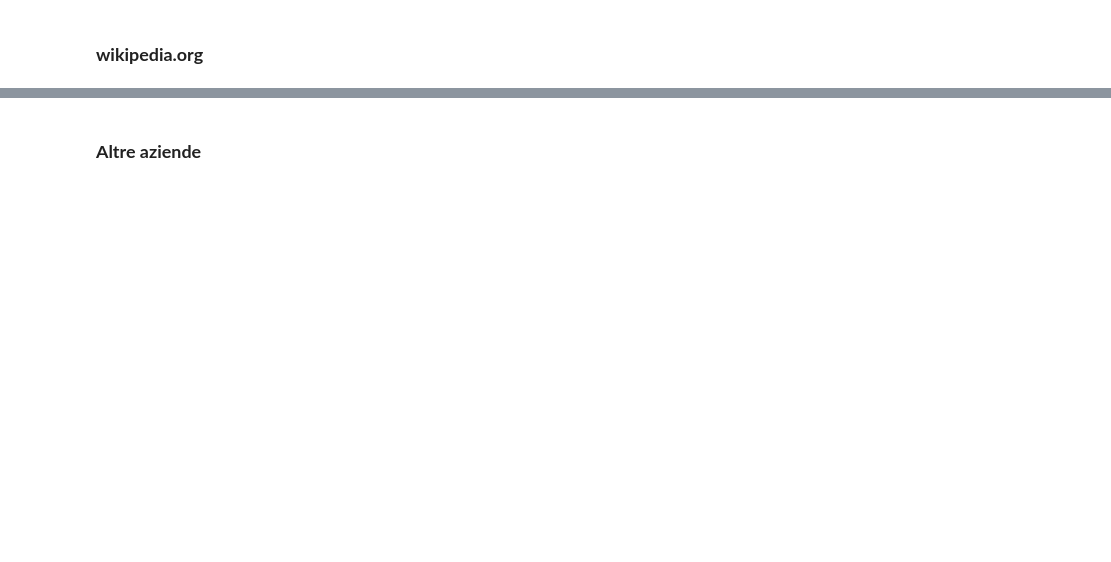
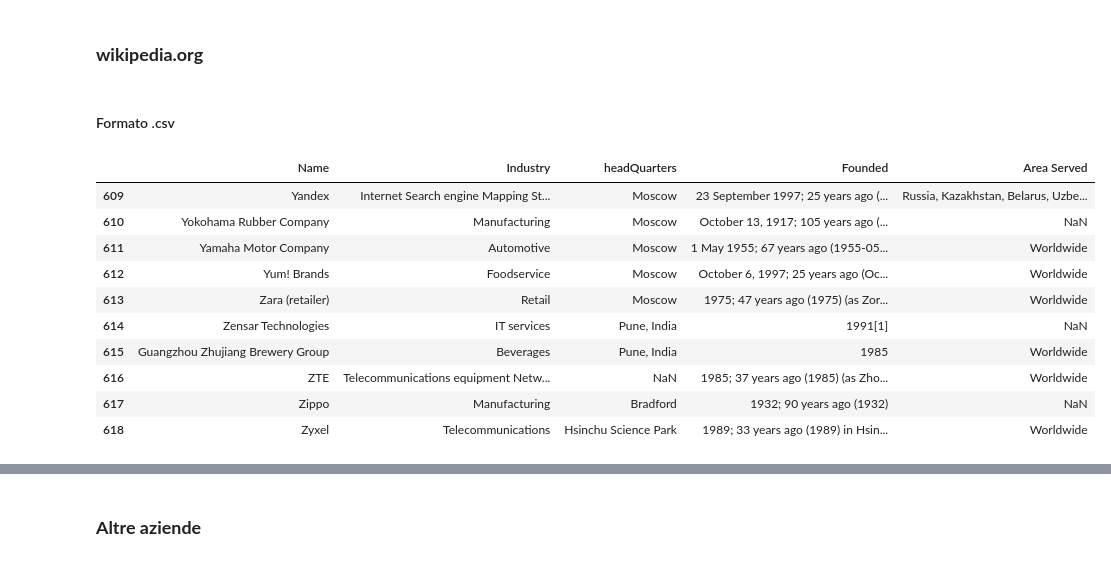
Before and after one commit to Elisabetta99/IDD_HW8, a Jupyter notebook: analisiDataset.ipynb, the cells around one changed output, grey strips where cells are left out. Saved outputs shown, nothing was run; the diff lists cells and outputs as text; code cells hidden in the pictures; blank space fills up the shorter version.

```diff
--- a/analisiDataset.ipynb
+++ b/analisiDataset.ipynb
@@ -1500,2 +2197,19 @@ dtype: int64
 # %% [markdown]
 ### **wikipedia.org**
+# %% [markdown]
+#### Formato .csv
+# %%
+wiki1 = pd.read_csv("de-sources-2022-2023/wikipedia.org/MarScoToc-wikipedia.csv")
+wiki1.tail(10)
+# %% [output]
+|  | Name | Industry | headQuarters | Founded | Area Served |
+| 609 | Yandex | Internet Search engine Mapping St... | Moscow | 23 September 1997; 25 years ago (... | Russia, Kazakhstan, Belarus, Uzbe... |
+| 610 | Yokohama Rubber Company | Manufacturing | Moscow | October 13, 1917; 105 years ago (... | NaN |
+| 611 | Yamaha Motor Company | Automotive | Moscow | 1 May 1955; 67 years ago (1955-05... | Worldwide |
+| 612 | Yum! Brands | Foodservice | Moscow | October 6, 1997; 25 years ago (Oc... | Worldwide |
+| 613 | Zara (retailer) | Retail | Moscow | 1975; 47 years ago (1975) (as Zor... | Worldwide |
+| 614 | Zensar Technologies | IT services | Pune, India | 1991[1] | NaN |
+| 615 | Guangzhou Zhujiang Brewery Group | Beverages | Pune, India | 1985 | Worldwide |
+| 616 | ZTE | Telecommunications equipment Netw... | NaN | 1985; 37 years ago (1985) (as Zho... | Worldwide |
+| 617 | Zippo | Manufacturing | Bradford | 1932; 90 years ago (1932) | NaN |
+| 618 | Zyxel | Telecommunications | Hsinchu Science Park | 1989; 33 years ago (1989) in Hsin... | Worldwide |
```
Also changed, not shown: parts of 128 cells of this notebook.
